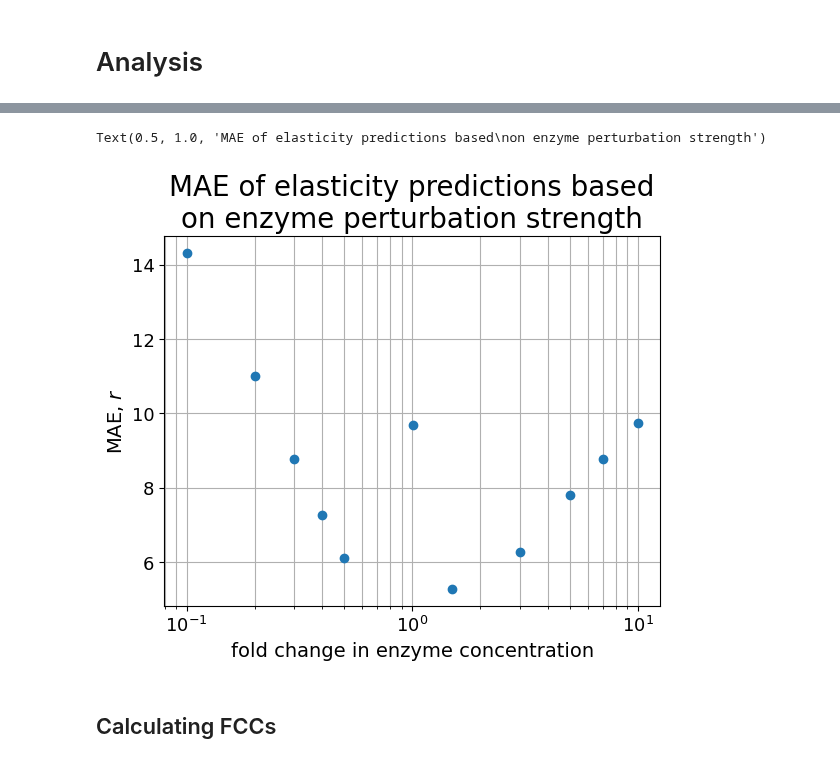
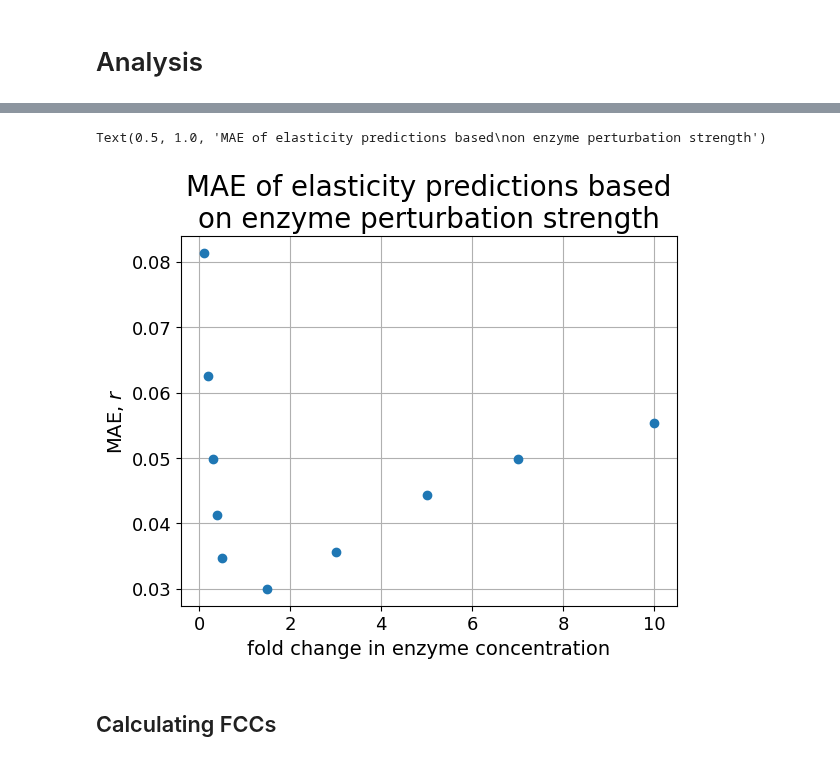
Before and after one commit to sys-bio/BMCA-pipeline, a Jupyter notebook: notebooks/topologyA/all_data/topologyA-reg2.ipynb, the cells around one changed output, grey strips where cells are left out. Drawn from its saved outputs; the diff is of its cells as text; code cells hidden in the pictures.

```diff
--- a/notebooks/topologyA/all_data/topologyA-reg2.ipynb
+++ b/notebooks/topologyA/all_data/topologyA-reg2.ipynb
@@ -50,6 +64,6 @@ r.steadyState()
 # %%
-pt_levels = [0, 0.1, 0.2, 0.3, 0.4,0.5, 1.5, 3, 5, 7, 10]
-pt_labels = ['knockout','0.1x', '0.2x', '0.3x', '0.4x','0.5x', '1.5x', '3x', '5x', '7x', '10x']
+pt_levels = [0.1, 0.2, 0.3, 0.4,0.5, 1.5, 3, 5, 7, 10]
+pt_labels = ['0.1x', '0.2x', '0.3x', '0.4x','0.5x', '1.5x', '3x', '5x', '7x', '10x']
 # %%
 data_file0 = '../../../data/interim/generated_data/topologyA-reg2/topologyA-reg2_0.csv'
 data_file01 = '../../../data/interim/generated_data/topologyA-reg2/topologyA-reg2_0.1.csv'
@@ -198,7 +212,7 @@ with gzip.open("topologyA-reg2_allData_traces.pgz", "wb") as f:
 # %% [markdown]
 # Analysis
 # %%
-picklefolder = '../../../data/results/tracePickles/'
+picklefolder = '../../../data/results/tracePickles-20240718/'
 with gzip.open(picklefolder + 'topologyA-reg2_allData_traces.pgz', "rb") as f:
     traces = cloudpickle.load(f, encoding='bytes')
 # %%
@@ -244,13 +255,13 @@ arviz - WARNING - Shape validation failed: input_shape: (1, 1000), minimum_shape
 # %%
 elasticity_values = np.column_stack([r.getScaledElasticityMatrix().flatten(),
-                                Ex0_advi, Ex01_advi, Ex02_advi, Ex03_advi,
-                               Ex04_advi, Ex05_advi,
-                               Ex15_advi, Ex3_advi, Ex5_advi,
-                               Ex7_advi, Ex100_advi])
+                                Ex01_advi, Ex02_advi, Ex03_advi,
+                                Ex04_advi, Ex05_advi,
+                                Ex15_advi, Ex3_advi, Ex5_advi,
+                                Ex7_advi, Ex100_advi])
 
 elasticities_df = pd.DataFrame(elasticity_values, columns=['gt']+pt_labels,
                                index=[i + '_' + ii for i in r.getReactionIds() for ii in r.getFloatingSpeciesIds()])
-# elasticities_df.to_csv('topologyA-noReg_allData_elasticities.csv')
+# elasticities_df.to_csv('topologyA-reg2_allData_elasticities.csv')
 # %%
 e_slopes = [round(util.calculate_slope(elasticities_df['gt'], elasticities_df[i])[0],3) for i in pt_labels]
 e_intercepts = [round(util.calculate_slope(elasticities_df['gt'], elasticities_df[i])[1],3) for i in pt_labels]
@@ -326,4 +352,4 @@ for i in range(5):
 # %%
 # print out MAE for each perturbation strength
-MAE = abs(elasticities_df.sub(elasticities_df['gt'], axis=0)).sum()
-MAE.to_csv('topologyA-reg2_allData_MAE.csv')
+MAE = abs(elasticities_df.sub(elasticities_df['gt'], axis=0)).sum()/len(elasticities_df['gt'])
+MAE
@@ -330,14 +371,14 @@ MAE.to_csv('topologyA-reg2_allData_MAE.csv')
 # %%
 plt.scatter(pt_levels, MAE[1:].values, zorder=10)
 plt.grid(True, which='both', axis='both', zorder=0)
-plt.xscale('log')
+# plt.xscale('log')
 plt.xlabel('fold change in enzyme concentration', size=14)
 plt.ylabel('MAE, $\it{r}$', size=14)
 plt.tick_params(axis='both', which='major', labelsize=13)
 plt.title("MAE of elasticity predictions based\non enzyme perturbation strength", size=20)
 # %% [output]
 Text(0.5, 1.0, 'MAE of elasticity predictions based\non enzyme perturbation strength')
-[figure, old version]
+[figure, new version]
 # %% [markdown]
 ## Calculating FCCs
 # %%
```
Also changed, not shown: parts of 37 cells of this notebook, 32 other files.
